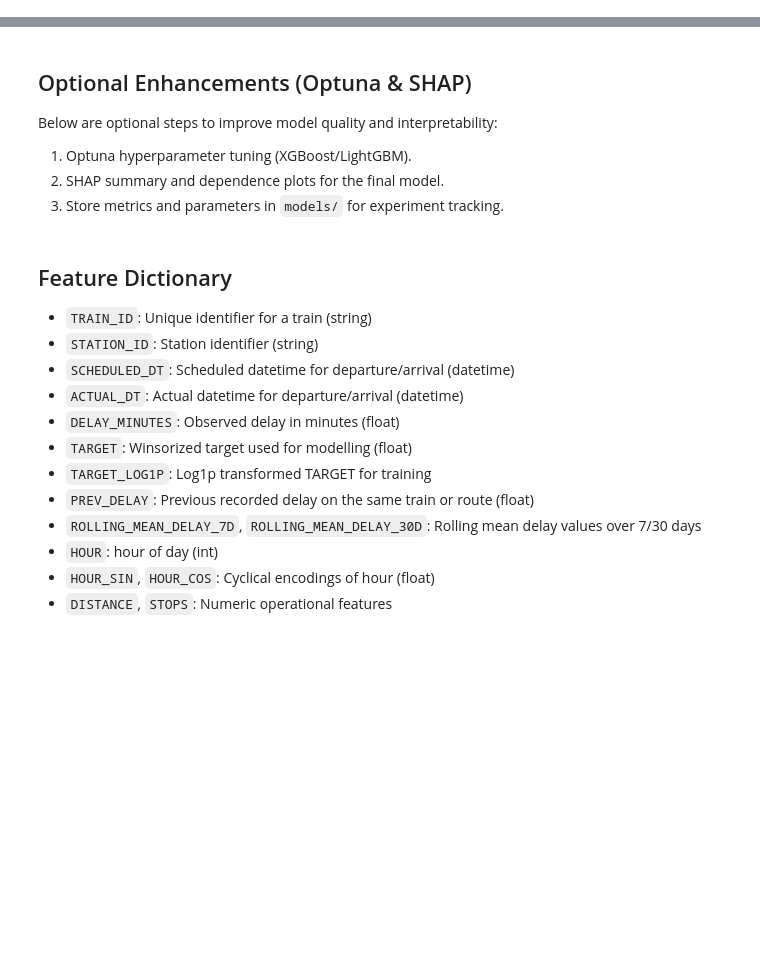
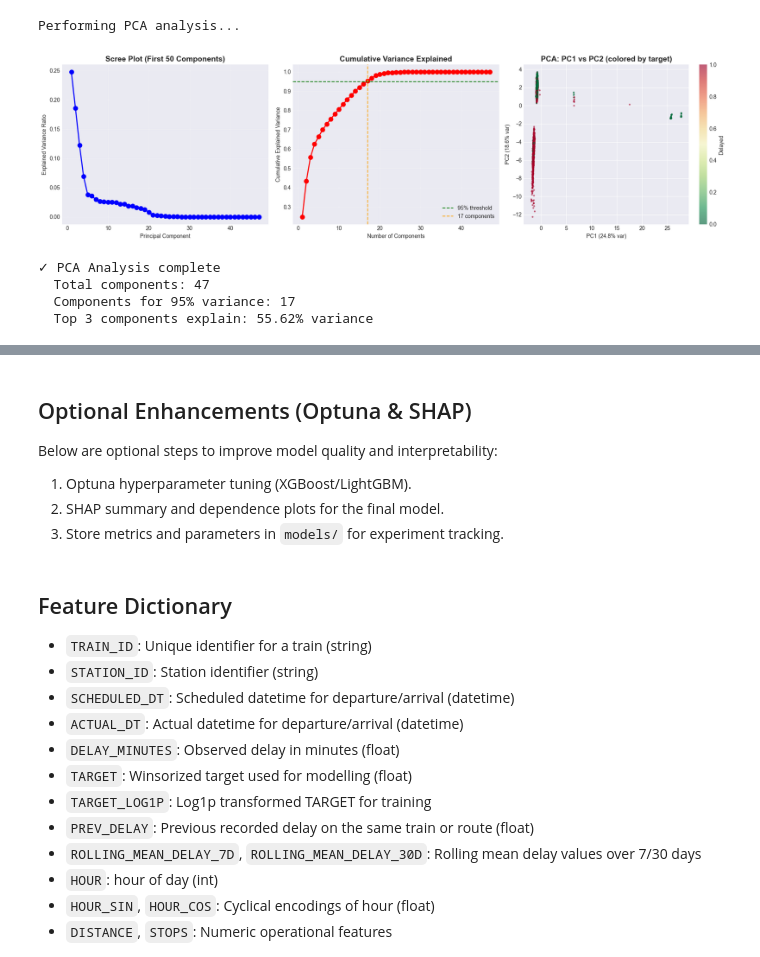
Before and after one commit to AnDB-Master-MSEinAI-Resource/railway-delay, a Jupyter notebook: notebooks/regression_pipeline_rmse.ipynb, the cells around one changed output, grey strips where cells are left out. Saved outputs shown, nothing was run; the diff lists cells and outputs as text; code cells hidden in the pictures; blank space fills up the shorter version.

```diff
--- a/notebooks/regression_pipeline_rmse.ipynb
+++ b/notebooks/regression_pipeline_rmse.ipynb
@@ -150,0 +843,69 @@ ModuleNotFoundError: No module named 'pandas'
+# %%
+from sklearn.decomposition import PCA
+
+## 4.2 PCA Analysis
+
+# Apply PCA to scaled features
+print("Performing PCA analysis...")
+pca = PCA(random_state=RANDOM_STATE)
+X_train_pca = pca.fit_transform(X_train_scaled)
+
+# Calculate explained variance
+explained_var = pca.explained_variance_ratio_
+cumsum_var = np.cumsum(explained_var)
+
+# Find components for 95% variance
+n_components_95 = np.argmax(cumsum_var >= 0.95) + 1
+
+fig, axes = plt.subplots(1, 3, figsize=(18, 5))
+
+# Scree plot
+ax = axes[0]
+ax.plot(range(1, min(51, len(explained_var)+1)), explained_var[:50], 'bo-', linewidth=2, markersize=8)
+ax.set_xlabel('Principal Component')
+ax.set_ylabel('Explained Variance Ratio')
+ax.set_title('Scree Plot (First 50 Components)', fontsize=14, fontweight='bold')
+ax.grid(True, alpha=0.3)
+
+# Cumulative explained variance
+ax = axes[1]
+ax.plot(range(1, min(51, len(cumsum_var)+1)), cumsum_var[:50], 'ro-', linewidth=2, markersize=8)
+ax.axhline(y=0.95, color='g', linestyle='--', label='95% threshold')
+ax.axvline(x=n_components_95, color='orange', linestyle='--', label=f'{n_components_95} components')
+ax.set_xlabel('Number of Components')
+ax.set_ylabel('Cumulative Explained Variance')
+ax.set_title('Cumulative Variance Explained', fontsize=14, fontweight='bold')
+ax.legend()
+ax.grid(True, alpha=0.3)
+
+# PC1 vs PC2 scatter colored by target
+ax = axes[2]
+scatter = ax.scatter(
+    X_train_pca[:5000, 0],  # Limit for performance
+    X_train_pca[:5000, 1],
+    c=y_train.iloc[:5000],
+    cmap='RdYlGn_r',
+    alpha=0.6,
+    s=10,
+    edgecolors='none'
+)
+ax.set_xlabel(f'PC1 ({explained_var[0]*100:.1f}% var)')
+ax.set_ylabel(f'PC2 ({explained_var[1]*100:.1f}% var)')
+ax.set_title('PCA: PC1 vs PC2 (colored by target)', fontsize=14, fontweight='bold')
+plt.colorbar(scatter, ax=ax, label='Delayed')
+
+plt.tight_layout()
+plt.savefig('eda_pca_analysis.png', dpi=150, bbox_inches='tight')
+plt.show()
+
+print(f"\n✓ PCA Analysis complete")
+print(f"  Total components: {len(explained_var)}")
+print(f"  Components for 95% variance: {n_components_95}")
+print(f"  Top 3 components explain: {cumsum_var[2]*100:.2f}% variance")
+# %% [output]
+Performing PCA analysis...
+[figure, added]
+✓ PCA Analysis complete
+  Total components: 47
+  Components for 95% variance: 17
+  Top 3 components explain: 55.62% variance
```
Also changed, not shown: parts of 67 cells of this notebook, 20 other files.
